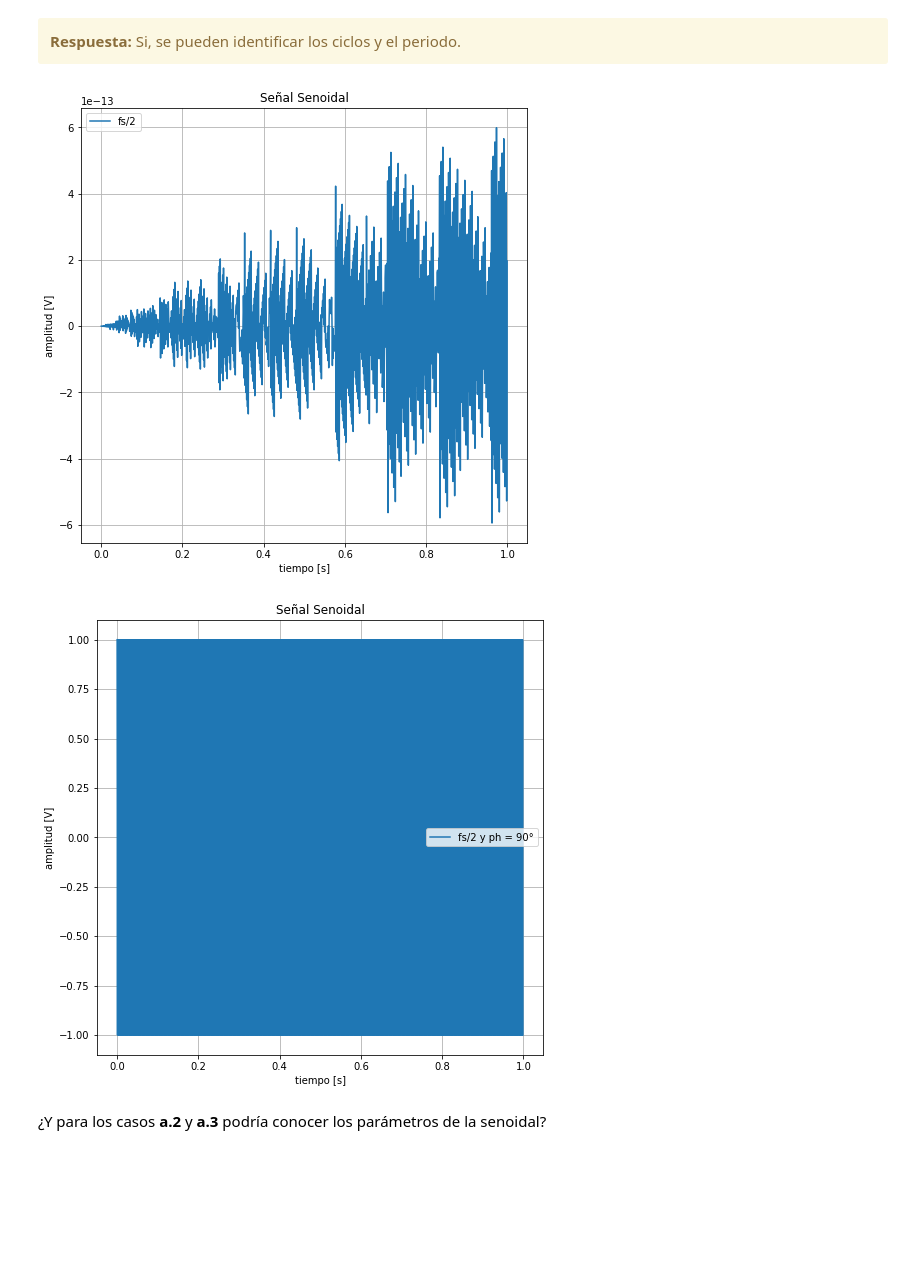
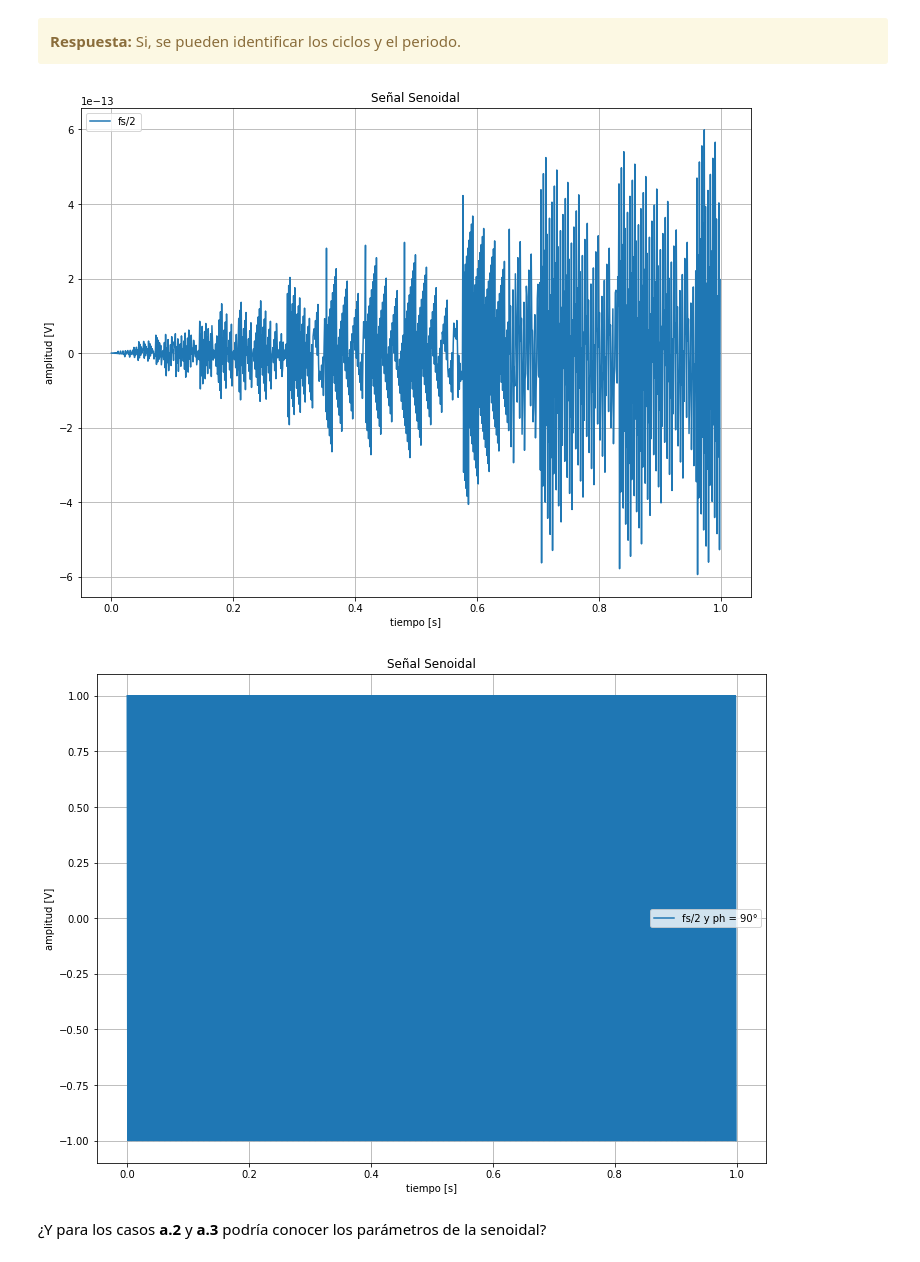
Before and after one commit to jbl95/testGit, a Jupyter notebook: TP1 - Muestreo de señales - Forurier.ipynb, the cells around one changed output. Cells and saved outputs as stored; diff of their text form; code cells hidden in the pictures; blank space fills up the shorter version.

```diff
--- a/TP1 - Muestreo de señales - Forurier.ipynb
+++ b/TP1 - Muestreo de señales - Forurier.ipynb
@@ -99,7 +99,7 @@ plt.plot(t3,s3,label='9 HZ')
 plt.title('Señal: senoidal')
 plt.xlabel('Tiempo [segundos]')
 plt.ylabel('Amplitud [V]')
-plt.rcParams["figure.figsize"] = (9,9)
+#plt.rcParams["figure.figsize"] = (9,9)
 plt.legend()
 plt.grid()
 plt.show()
@@ -130,6 +130,6 @@ plt.title('Señal: ruido')
 plt.xlabel('Tiempo [s]')
 plt.ylabel('Amplitud [V]')
 plt.legend()
-plt.rcParams["figure.figsize"] = (9,9)
+#plt.rcParams["figure.figsize"] = (9,9)
 plt.show()
 # %% [output]
@@ -159,6 +159,6 @@ plt.ylabel('amplitud [V]')
 plt.grid()
 plt.plot(tt,xx,label='10 Hz')
 plt.legend()
-plt.rcParams["figure.figsize"] = (8,8)
+#plt.rcParams["figure.figsize"] = (8,8)
 plt.show()
 # %% [output]
@@ -188,34 +188,34 @@ plt.ylabel('amplitud [V]')
 plt.grid()
 plt.plot(tt,xx,label='fs/2')
 plt.legend()
-plt.rcParams["figure.figsize"] = (8,8)
+#plt.rcParams["figure.figsize"] = (8,8)
 plt.show()
 # %% [output]
-[figure, old version]
+[figure, new version]
 # %%
 ##################
 # a.3) Senoidal #
 #################
 
 a0 = 1       # Volts
 p0 = npy.pi/2 # radianes
 f0 = fs/2    # Hz
 
 # Insertar aquí el código para generar y visualizar la señal
 ##############################################################
 
 tt,xx = generador_senoidal (fs, f0, N,a0,p0)
 
 plt.title('Señal Senoidal')
 plt.xlabel('tiempo [s]')
 plt.ylabel('amplitud [V]')
 plt.grid()
 plt.plot(tt,xx,label='fs/2 y ph = 90°')
 plt.legend()
-plt.rcParams["figure.figsize"] = (8,8)
+#plt.rcParams["figure.figsize"] = (8,8)
 plt.show()
 # %% [output]
-[figure, old version]
+[figure, new version]
 # %% [markdown]
 ¿Y para los casos **a.2** y **a.3** podría conocer los parámetros de la senoidal?
 # %% [markdown]
```
Also changed, not shown: parts of 5 cells of this notebook.
